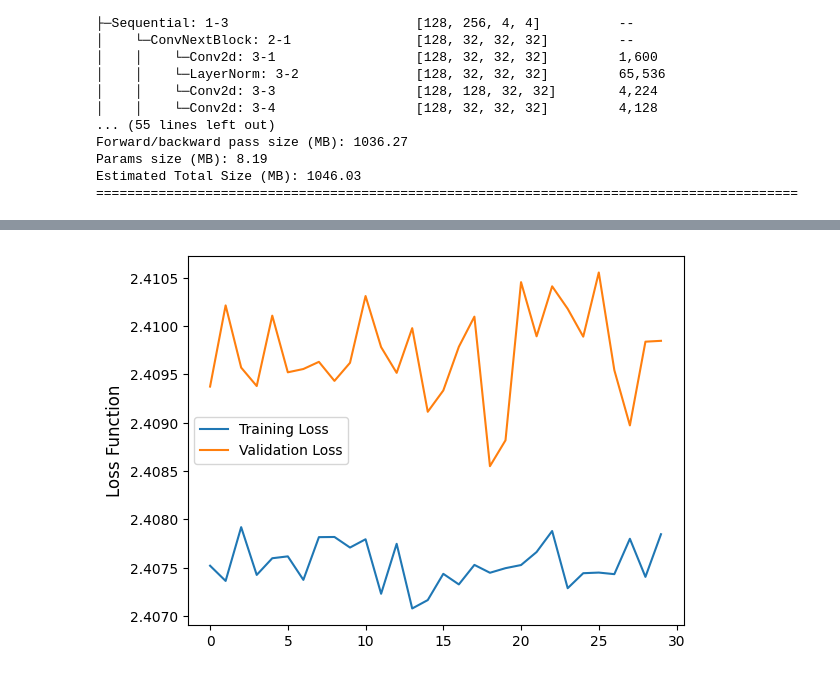
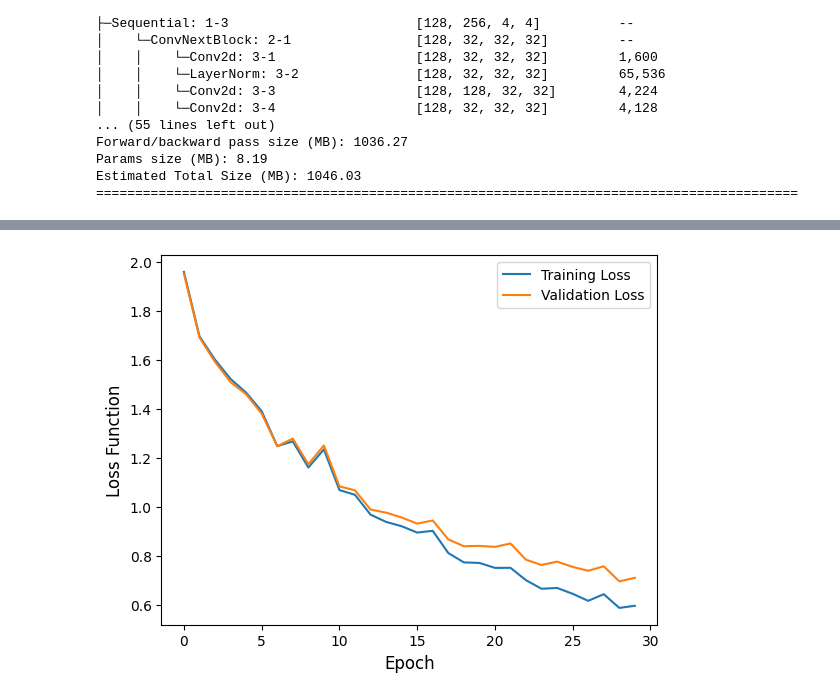
Before and after one commit to omendibleba/ai-science-training-series, a Jupyter notebook: 03_advanced_neural_networks/2024_03_12_MendibleHomework_Session3_py.ipynb.ipynb, the cells around one changed output, grey strips where cells are left out. Drawn from its saved outputs; the diff is of its cells as text; code cells hidden in the pictures.

Commit message:
Adding HW 3 and loss and accuracy files.

```diff
--- a/03_advanced_neural_networks/2024_03_12_MendibleHomework_Session3_py.ipynb.ipynb
+++ b/03_advanced_neural_networks/2024_03_12_MendibleHomework_Session3_py.ipynb.ipynb
@@ -343,3 +355,9 @@ KeyboardInterrupt:
+# %%
+import numpy as np
+
+loss = np.loadtxt('loss_functions.txt')
+og_train_loss = loss[0]
+og_val_loss = loss[1]
 # %%
 ## Plot the training and Loss functions from the original model
 import matplotlib.pyplot as plt
@@ -355,0 +374,4 @@ plt.show()
+# %%
+acc = np.loadtxt('accurrraies.txt')
+acc_train = acc[0]
+acc_test = acc[1]
@@ -357,10 +625,16 @@ plt.show()
 ## Denife parameters for new model
 ### Define inputs for original model
 hw_initial_filters = 32
-hw_n_stages = 5
-hw_blocks_per_stage = 6
+hw_n_stages = 2
+hw_blocks_per_stage = 2
 
-hw_model = Classifier(og_initial_filters,og_n_stages,og_blocks_per_stage)
+# Define model
+hw_model = HW_Classifier(hw_initial_filters,hw_n_stages,hw_blocks_per_stage)
+
+## Define Loss function and optimizer
+hw_loss_fn = nn.CrossEntropyLoss()
+hw_optimizer = torch.optim.AdamW(hw_model.parameters(), lr=0.001, weight_decay=0.01) #
+
 
 from torchinfo import summary
 
@@ -397,25 +671,25 @@ hw_val_loss = []
 
 epochs = 30
 for j in range(epochs):
-    with tqdm(total=len(train_dataloader), position=0, leave=True, desc=f"Train Epoch {j}") as train_bar:
-        train_one_epoch(train_dataloader, hw_model, loss_fn, optimizer, train_bar)
+    with tqdm(total=len(hw_train_dataloader), position=0, leave=True, desc=f"Train Epoch {j}") as train_bar:
+        train_one_epoch(hw_train_dataloader, hw_model, hw_loss_fn, hw_optimizer, train_bar)
 
     # checking on the training loss and accuracy once per epoch
 
-    with tqdm(total=len(train_dataloader), position=0, leave=True, desc=f"Validate (train) Epoch {j}") as train_eval:
-        acc, loss = evaluate(train_dataloader, hw_model, loss_fn, train_eval)
-        print(f"Epoch {j}: training loss: {loss:.3f}, accuracy: {acc:.3f}")
+    with tqdm(total=len(hw_train_dataloader), position=0, leave=True, desc=f"Validate (train) Epoch {j}") as train_eval:
+        acc, loss = evaluate(hw_train_dataloader, hw_model, hw_loss_fn, train_eval)
+        print(f"Epoch {j}: training loss: {loss:.3f}, accuracy: {acc/5:.3f}")
 
         # Append values to lists
-        hw_train_acc.append(acc)
+        hw_train_acc.append(acc/5)
         hw_train_loss.append(loss)
 
-    with tqdm(total=len(val_dataloader), position=0, leave=True, desc=f"Validate Epoch {j}") as val_bar:
+    with tqdm(total=len(hw_val_dataloader), position=0, leave=True, desc=f"Validate Epoch {j}") as val_bar:
 
-        acc_val, loss_val = evaluate(val_dataloader, hw_model, loss_fn, val_bar)
-        print(f"Epoch {j}: validation loss: {loss_val:.3f}, accuracy: {acc_val:.3f}")
+        acc_val, loss_val = evaluate(hw_val_dataloader, hw_model, hw_loss_fn, val_bar)
+        print(f"Epoch {j}: validation loss: {loss_val:.3f}, accuracy: {acc_val/5:.3f}")
 
         # Append values to list
-        hw_val_acc.append(acc_val)
+        hw_val_acc.append(acc_val/5)
         hw_val_loss.append(loss_val)
 # %% [output]
@@ -441,13 +715,14 @@ np.savetxt('hw_accurrraies.txt',[hw_train_acc,hw_val_acc])
 # %%
 ## Plot the training and Loss functions from the original model
 import matplotlib.pyplot as plt
 
 plt.plot(hw_train_loss,label='Training Loss')
 plt.plot(hw_val_loss,label='Validation Loss')
 
 plt.ylabel('Loss Function',fontsize=12)
+plt.xlabel('Epoch',fontsize=12)
 
 plt.legend()
 plt.show()
 # %% [output]
-[figure, old version]
+[figure, new version]
```
Also changed, not shown: parts of 14 cells of this notebook, 4 other files.
